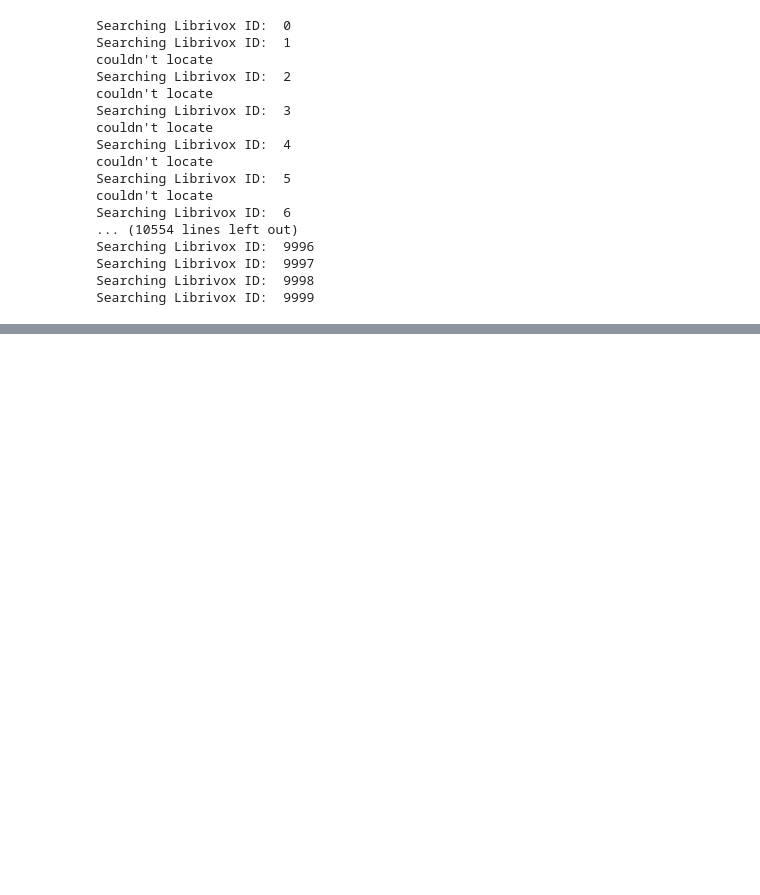
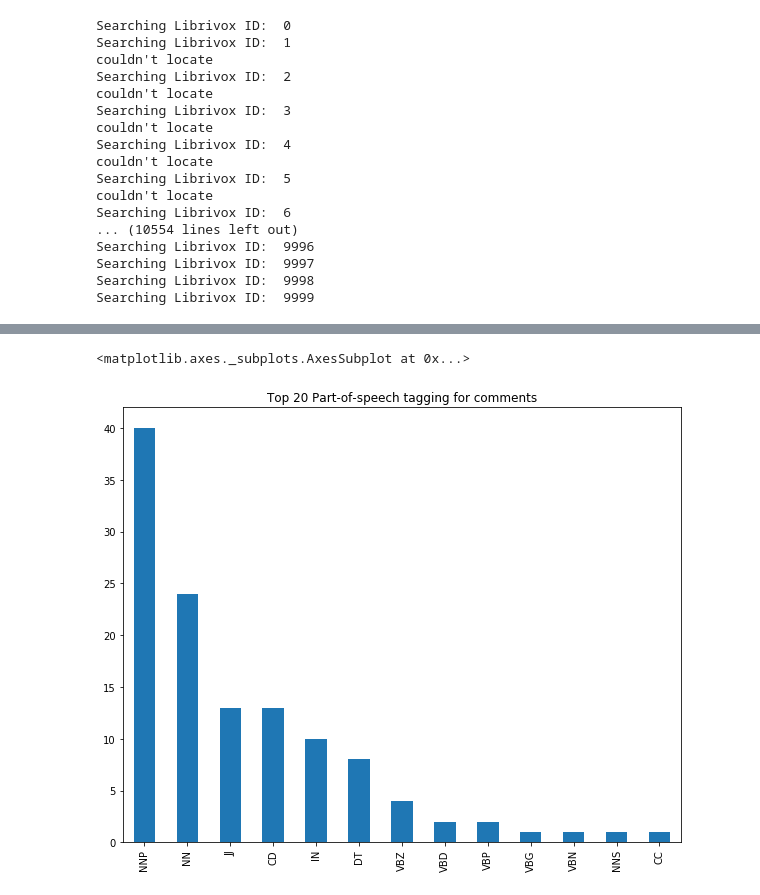
Before and after one commit to josephedward/Libridex, a Jupyter notebook: python/notebooks/exploratory.ipynb, the cells around one changed output, grey strips where cells are left out. Saved outputs shown, nothing was run; the diff lists cells and outputs as text; code cells hidden in the pictures; blank space fills up the shorter version.

```diff
--- a/python/notebooks/exploratory.ipynb
+++ b/python/notebooks/exploratory.ipynb
@@ -143,0 +103,9 @@ Children's Non-fiction
+# %%
+blob = TextBlob(str(test_book_df['description']))
+pos_df = pd.DataFrame(blob.tags, columns = ['word' , 'pos'])
+pos_df = pos_df.pos.value_counts()[:20]
+
+pos_df.plot(kind = 'bar', figsize=(10, 8), title = "Top 20 Part-of-speech tagging for comments")
+# %% [output]
+<matplotlib.axes._subplots.AxesSubplot at 0x...>
+[figure, added]
```
Also changed, not shown: parts of 12 cells of this notebook, 1 other file.
